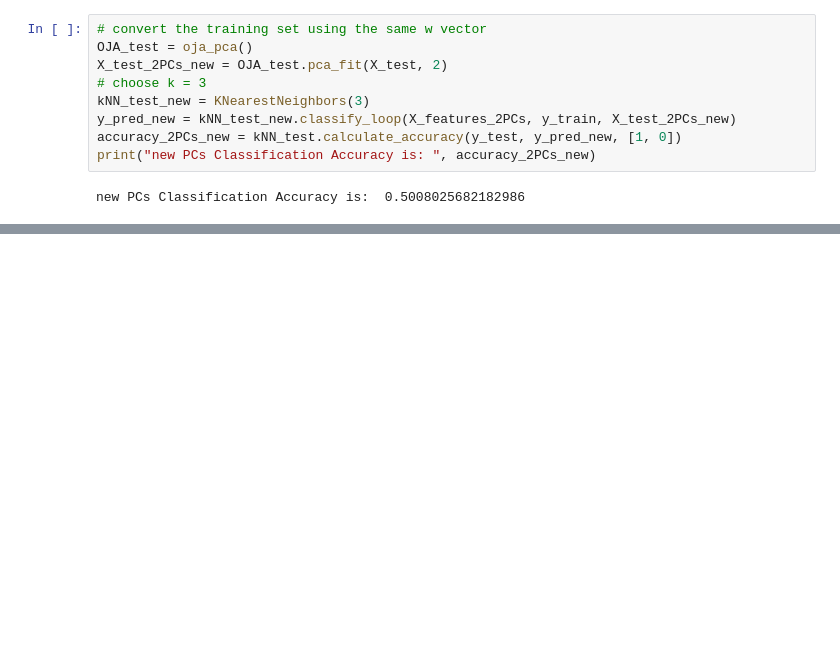
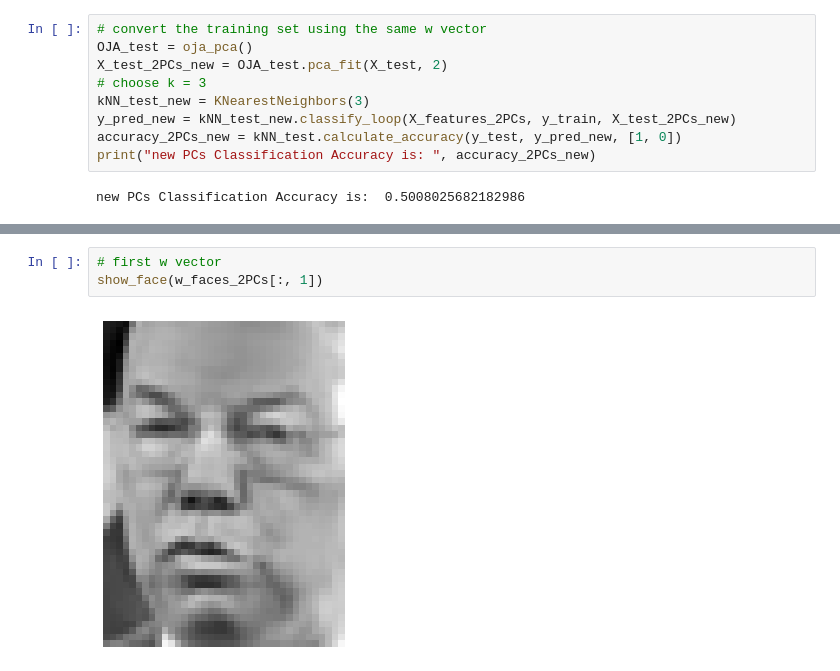
Before and after one commit to pwl482/patrec_2020, a Jupyter notebook: Assignment_5/PCA_Paul.ipynb, the cells around one changed output, grey strips where cells are left out. Saved outputs shown, nothing was run; the diff lists cells and outputs as text; blank space fills up the shorter version.

```diff
--- a/Assignment_5/PCA_Paul.ipynb
+++ b/Assignment_5/PCA_Paul.ipynb
@@ -364,0 +407,5 @@ image_width: 37
+# %%
+# first w vector
+show_face(w_faces_2PCs[:, 1])
+# %% [output]
+[figure, added]
```
Also changed, not shown: parts of 12 cells of this notebook.
